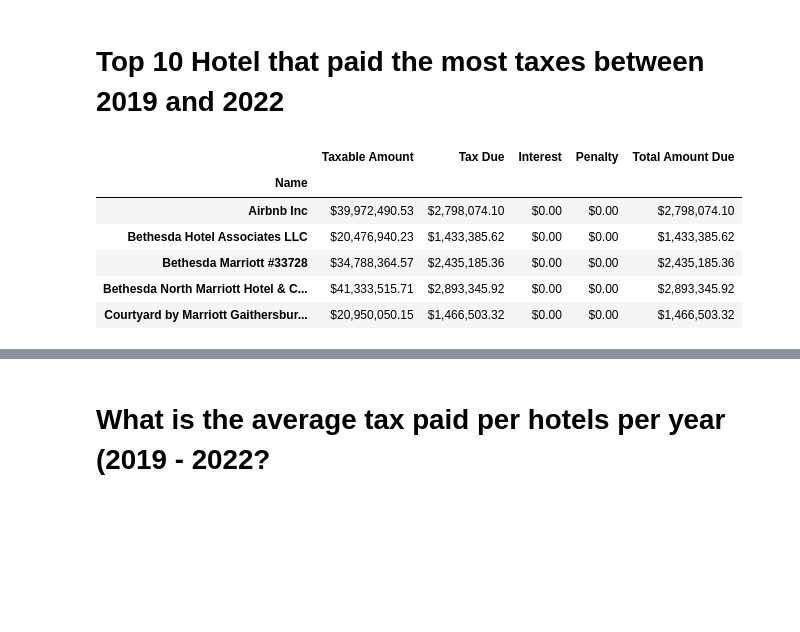
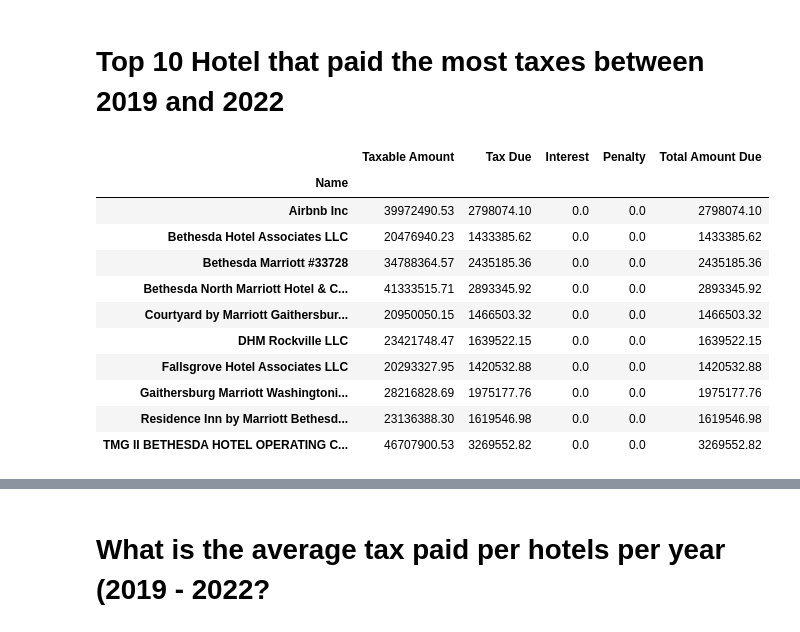
Before and after one commit to dlachaud/Data201, a Jupyter notebook: HotelTax.ipynb, the cells around one changed output, grey strips where cells are left out. Drawn from its saved outputs; the diff is of its cells as text; code cells hidden in the pictures; blank space fills up the shorter version.

```diff
--- a/HotelTax.ipynb
+++ b/HotelTax.ipynb
@@ -278,18 +288,23 @@ print(dfsumdataframe[dfsumdataframe.duplicated(subset=['Name'],keep=False)])
 # %%
 df10 = dfsum.nlargest(10, ['Total Amount Due']).groupby('Name').sum()
 #removcol0= ['Month','Quarter','Year']
 #df10= df10.drop(columns=removcol0)
-format_dict = {col_name: '${:,.2f}' for col_name in df10.select_dtypes(float).columns}
-df10.head().style.format(format_dict)
-#df10.head(10)
+#format_dict = {col_name: '${:,.2f}' for col_name in df10.select_dtypes(float).columns}
+#df10.head().style.format(format_dict)
+df10.head(10)
 # %% [output]
 |  | Taxable Amount | Tax Due | Interest | Penalty | Total Amount Due |
 | Name |  |  |  |  |  |
-| Airbnb Inc | $39,972,490.53 | $2,798,074.10 | $0.00 | $0.00 | $2,798,074.10 |
-| Bethesda Hotel Associates LLC | $20,476,940.23 | $1,433,385.62 | $0.00 | $0.00 | $1,433,385.62 |
-| Bethesda Marriott #33728 | $34,788,364.57 | $2,435,185.36 | $0.00 | $0.00 | $2,435,185.36 |
-| Bethesda North Marriott Hotel & C... | $41,333,515.71 | $2,893,345.92 | $0.00 | $0.00 | $2,893,345.92 |
-| Courtyard by Marriott Gaithersbur... | $20,950,050.15 | $1,466,503.32 | $0.00 | $0.00 | $1,466,503.32 |
+| Airbnb Inc | 39972490.53 | 2798074.10 | 0.0 | 0.0 | 2798074.10 |
+| Bethesda Hotel Associates LLC | 20476940.23 | 1433385.62 | 0.0 | 0.0 | 1433385.62 |
+| Bethesda Marriott #33728 | 34788364.57 | 2435185.36 | 0.0 | 0.0 | 2435185.36 |
+| Bethesda North Marriott Hotel & C... | 41333515.71 | 2893345.92 | 0.0 | 0.0 | 2893345.92 |
+| Courtyard by Marriott Gaithersbur... | 20950050.15 | 1466503.32 | 0.0 | 0.0 | 1466503.32 |
+| DHM Rockville LLC | 23421748.47 | 1639522.15 | 0.0 | 0.0 | 1639522.15 |
+| Fallsgrove Hotel Associates LLC | 20293327.95 | 1420532.88 | 0.0 | 0.0 | 1420532.88 |
+| Gaithersburg Marriott Washingtoni... | 28216828.69 | 1975177.76 | 0.0 | 0.0 | 1975177.76 |
+| Residence Inn by Marriott Bethesd... | 23136388.30 | 1619546.98 | 0.0 | 0.0 | 1619546.98 |
+| TMG II BETHESDA HOTEL OPERATING C... | 46707900.53 | 3269552.82 | 0.0 | 0.0 | 3269552.82 |
 # %%
 #df.loc[df['Year'] =='2022'].groupby('Name').sum().sort_values(by=['Total Amount Due']).head(10).plot(kind="bar")
 removcol= ['Taxable Amount', 'Tax Due', 'Interest', 'Penalty']
```
Also changed, not shown: parts of 10 cells of this notebook.
